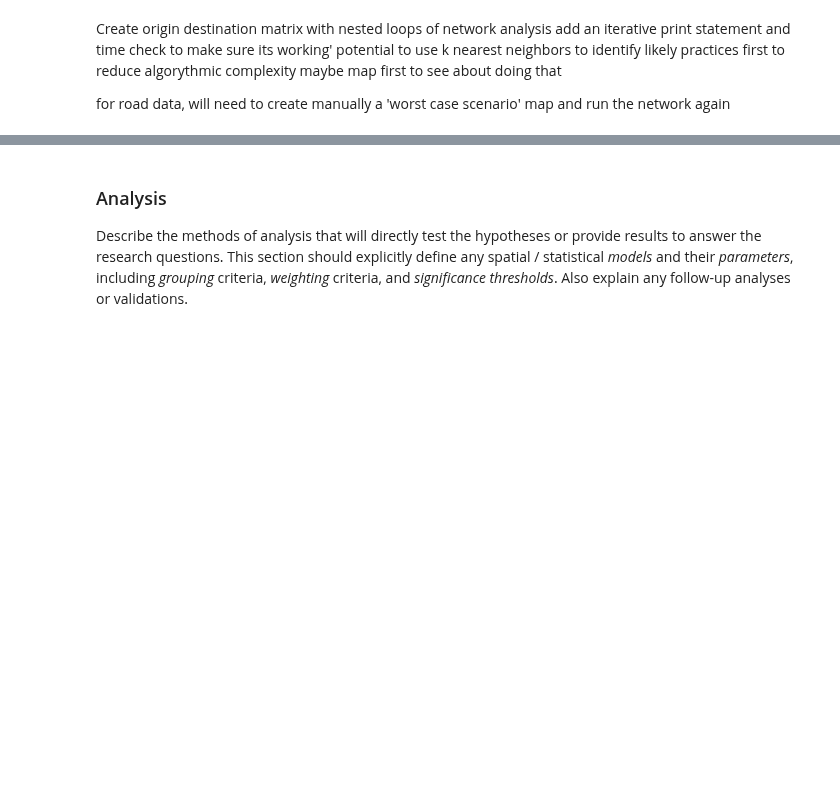
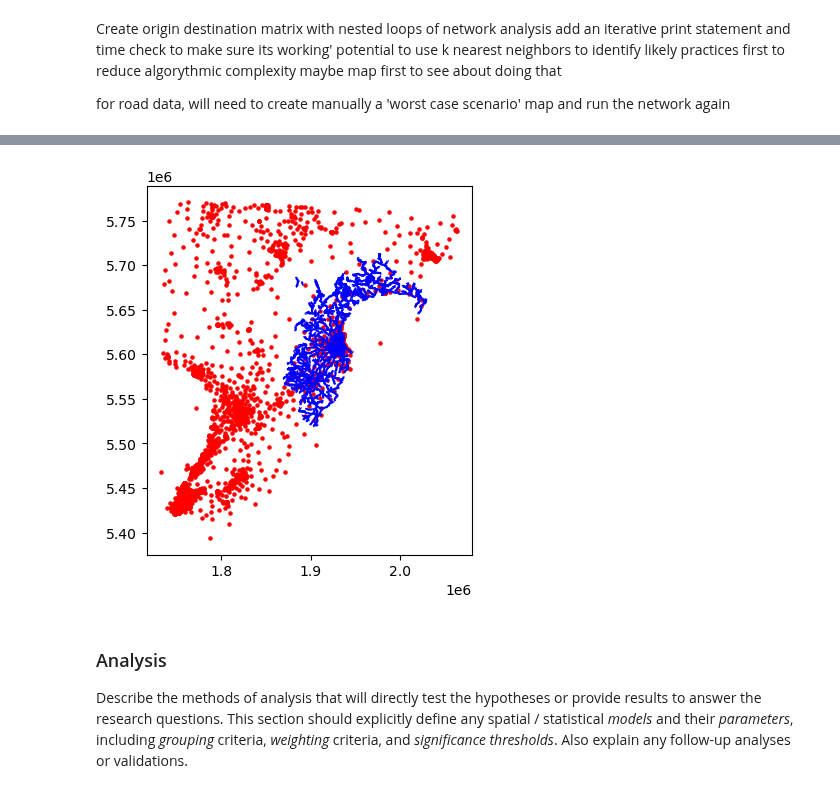
Before and after one commit to gsokolow/Flooding-and-Healthcare-2024, a Jupyter notebook: procedure/code/01-Jupyter_notebook.ipynb, the cells around one changed output, grey strips where cells are left out. Saved outputs shown, nothing was run; the diff lists cells and outputs as text; code cells hidden in the pictures; blank space fills up the shorter version.

```diff
--- a/procedure/code/01-Jupyter_notebook.ipynb
+++ b/procedure/code/01-Jupyter_notebook.ipynb
@@ -601,3 +651,7 @@ gp_nearest_nodes = gpd.sjoin_nearest(gps, nodes, distance_col = "distances")
+# %%
+fig
+# %% [output]
+[figure, added]
 # %% [markdown]
 ### Analysis
 
```
Also changed, not shown: parts of 17 cells of this notebook, 15 other files.
